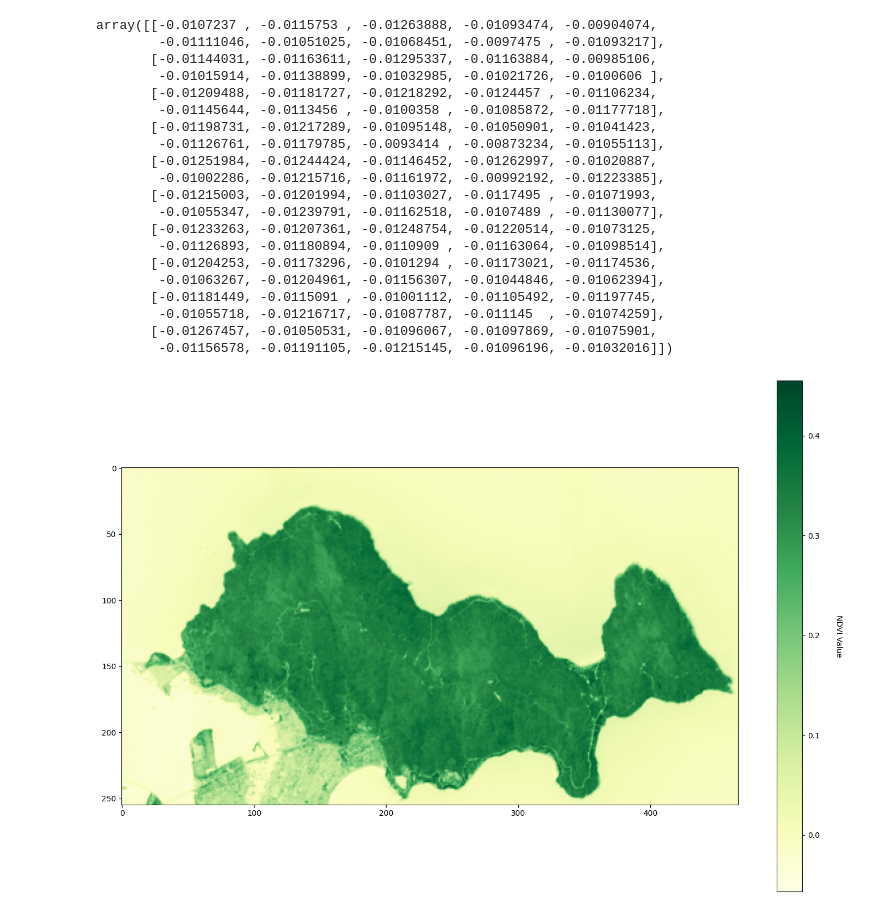
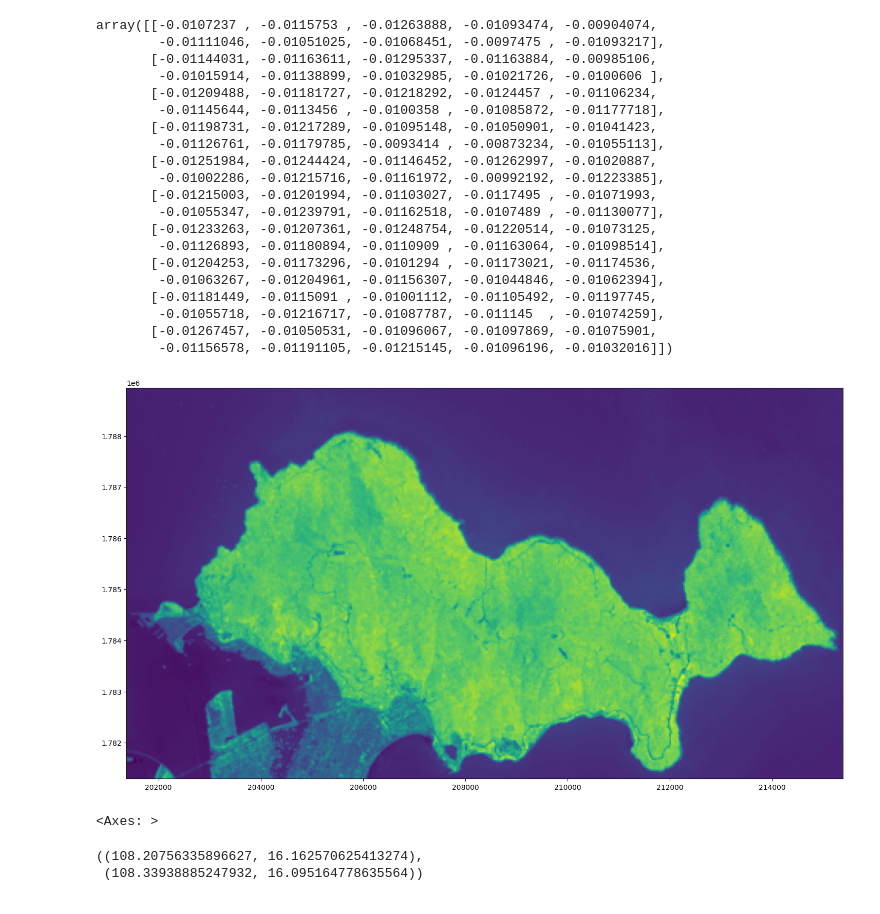
Before and after one commit to Honpg/Hon, a Jupyter notebook: Test.ipynb, the cells around one changed output. Drawn from its saved outputs; the diff is of its cells as text; code cells hidden in the pictures.

Commit message:
Hoan thien NDVI

```diff
--- a/Test.ipynb
+++ b/Test.ipynb
@@ -112,22 +137,46 @@ ndviImage = rasterio.open('ndviImage.tiff','w',driver='Gtiff',
                           dtype='float64')
 ndviImage.write(ndvi,1)
 ndviImage.close()
+# %%
+# plot ndvi
+ndvi = rasterio.open('ndviImage.tiff')
+fig = plt.figure(figsize=(18,12))
+plot.show(ndvi)
+# %% [output]
+[figure, added]
+<Axes: >
 # %%
-# # plot ndvi
+# # Open the NDVI image
 # ndvi = rasterio.open('ndviImage.tiff')
-# fig = plt.figure(figsize=(18,12))
-# plot.show(ndvi)
-# Open the NDVI image
-ndvi = rasterio.open('ndviImage.tiff')
 
-# Plot the NDVI image
-fig, ax = plt.subplots(figsize=(18, 12))
-im = ax.imshow(ndvi.read(1), cmap='YlGn')  # Choose an appropriate colormap
+# # Plot the NDVI image
+# fig, ax = plt.subplots(figsize=(24, 10))
+# im = ax.imshow(ndvi.read(1), cmap='YlGn')  # Choose an appropriate colormap
 
-# Add a color bar
-cbar = fig.colorbar(im, ax=ax)
-cbar.set_label('NDVI Value', rotation=270, labelpad=30)
+# # Add a color bar
+# cbar = fig.colorbar(im, ax=ax)
+# cbar.set_label('NDVI Value', rotation=270, labelpad=30)
 
-plt.show()
+# plt.show()
-# %% [output]
-[figure, removed]
+# %%
+with rasterio.open('ndviImage.tiff') as src:
+    transform = src.transform
+
+    src_crs = src.crs
+
+    height, width = src.shape
+
+    data = src.read(1)
+
+target_crs = pyproj.CRS("EPSG:4326")
+
+# epsg(32649) to EPSG 4326
+transformer = pyproj.Transformer.from_crs(src_crs, target_crs, always_xy=True)
+
+lon1, lat1 = transformer.transform(*transform * (0, 0))
+lon2, lat2 = transformer.transform(*transform * (width, height))
+
+(lon1, lat1), (lon2, lat2)
+# %% [output]
+((108.20756335896627, 16.162570625413274),
+ (108.33938885247932, 16.095164778635564))
```
Also changed, not shown: parts of 9 cells of this notebook, 1 other file.
